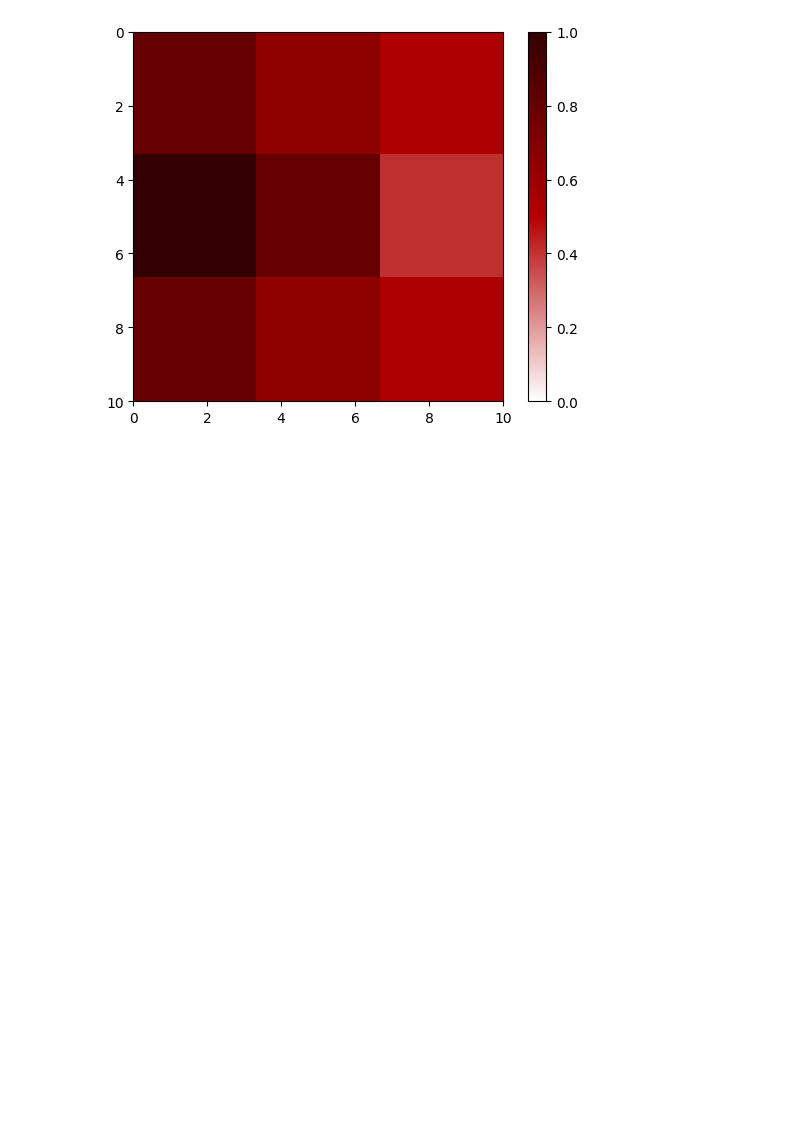
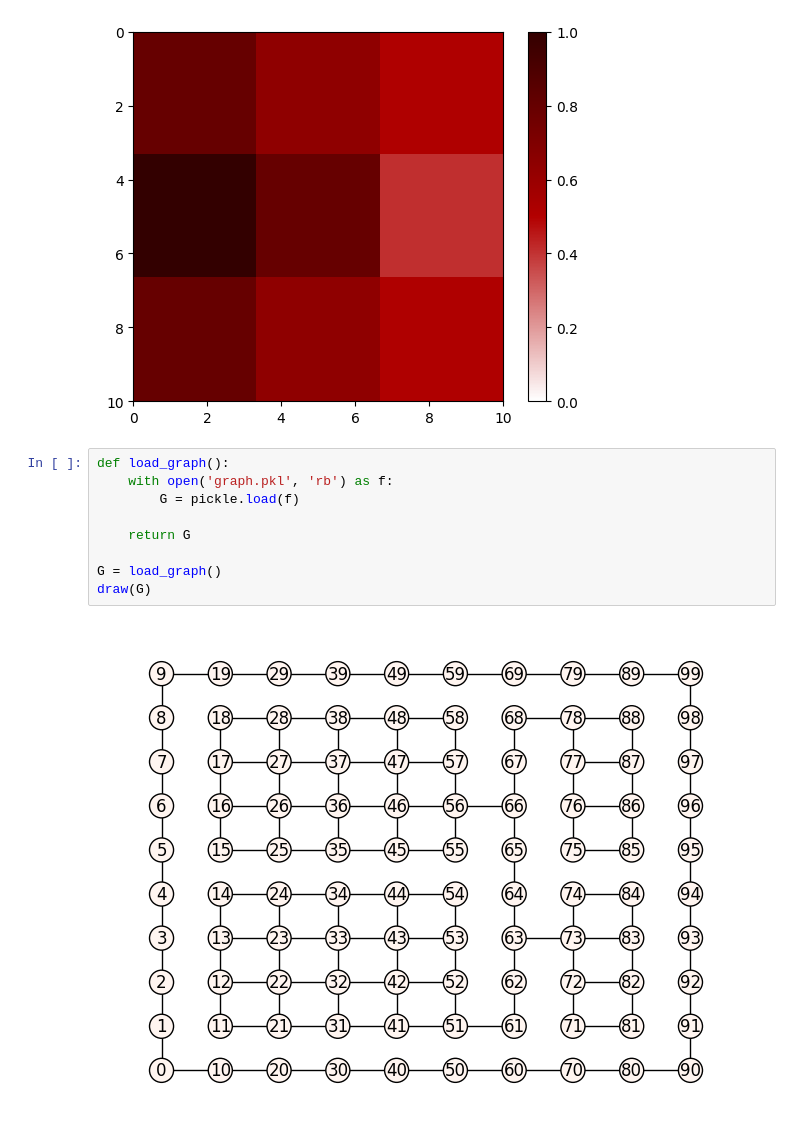
Before and after one commit to joaofavoretti/basic-graph-simulation, a Jupyter notebook: notebook.ipynb, the cells around one changed output. Drawn from its saved outputs; the diff is of its cells as text; blank space fills up the shorter version.

```diff
--- a/notebook.ipynb
+++ b/notebook.ipynb
@@ -105,3 +119,14 @@ while not all_nodes_signal_filled(G):
 draw(G, type='heatmap')
 # %% [output]
 [figure]
+# %%
+def load_graph():
+    with open('graph.pkl', 'rb') as f:
+        G = pickle.load(f)
+
+    return G
+
+G = load_graph()
+draw(G)
+# %% [output]
+[figure, added]
```
Also changed, not shown: parts of 3 cells of this notebook, 2 other files.
